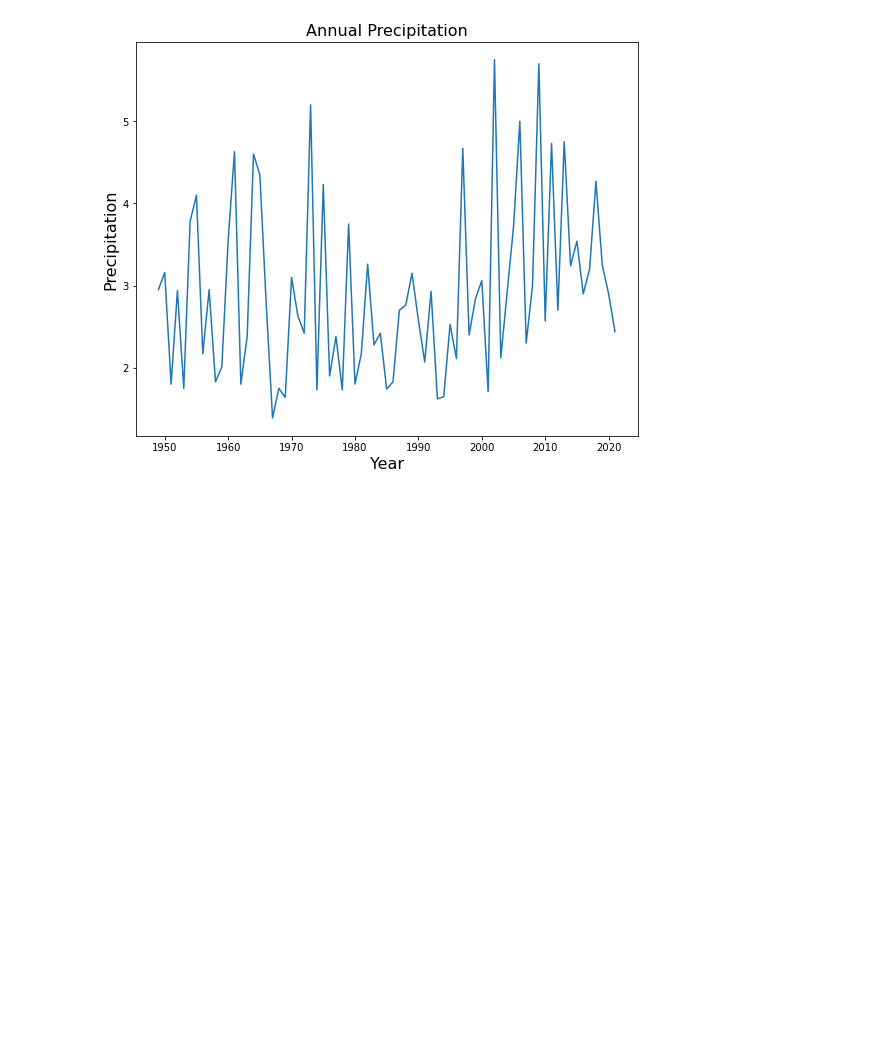
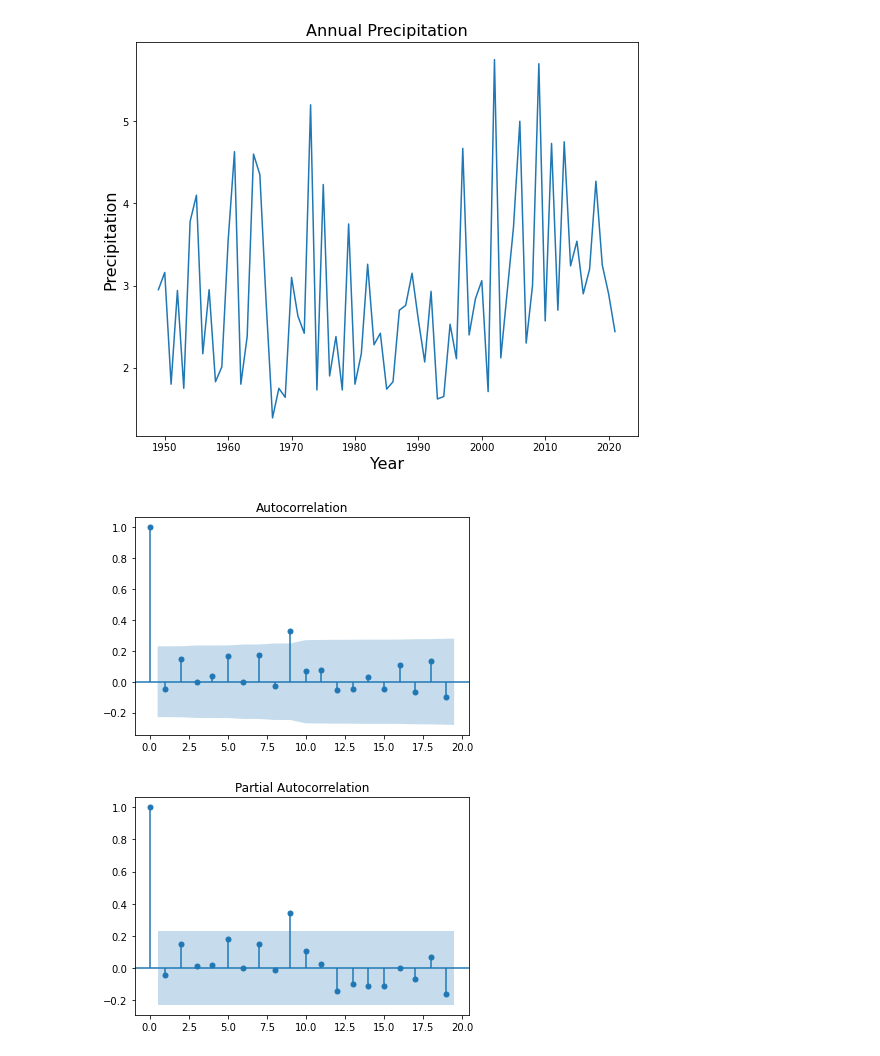
Before and after one commit to aviral-ag/Frequency-Analysis-of-Non-Stationary-Hydrological-Extremes-in-Northern-Ohio-, a Jupyter notebook: Precipitation_Analysis.ipynb, the cells around one changed output. Drawn from its saved outputs; the diff is of its cells as text; code cells hidden in the pictures; blank space fills up the shorter version.

```diff
--- a/Precipitation_Analysis.ipynb
+++ b/Precipitation_Analysis.ipynb
@@ -75,17 +71,25 @@ def acf_pacf(maxQ):
 # %%
 Data = pd.read_csv('precip.csv')
 maxQ, yearMaxQ = cf.annual_max(Data)
 # Get just the year vector for annual maxima as numpy array
 fig = plt.figure()
 plt.plot(yearMaxQ, maxQ)
 plt.xlabel('Year', fontsize=16)
 plt.ylabel('Precipitation', fontsize=16)
 plt.title('Annual Precipitation', fontsize=16)
 fig.set_size_inches([9, 7.25])
 fig.savefig('Annual Precipitation', dpi=300)
 plt.show()
 
 
-check_ln2.fit_dist(maxQ, 'MOM')
+
+#TESTS
+# m = check_ln2.qq_plot(maxQ)
+acf_pacf(maxQ)
+main_mk(maxQ)
+lr = ft(np.log(maxQ), yearMaxQ)
+print(lr.summary())
 # %% [output]
 [figure]
+[figure, added]
+[figure, added]
```
Also changed, not shown: parts of 2 cells of this notebook, 1 other file.
